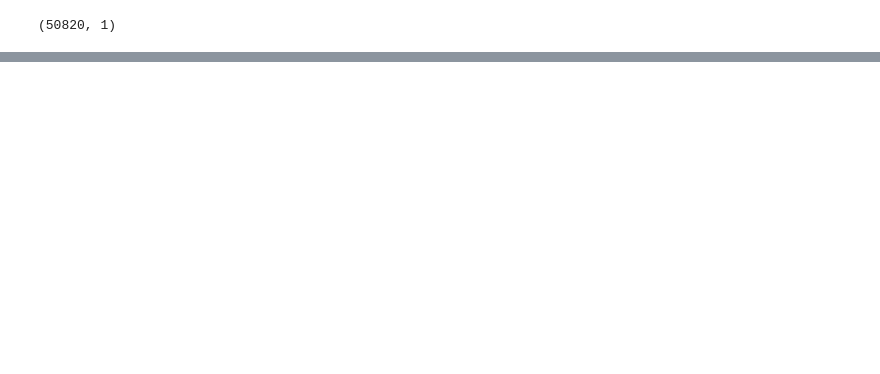
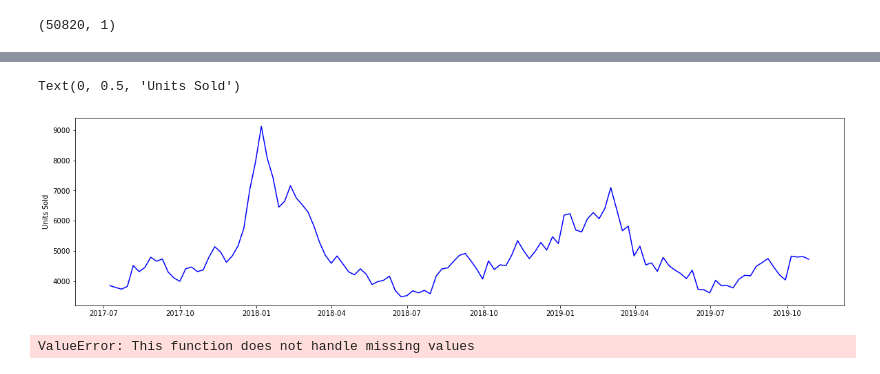
Before and after one commit to annwesha-d/scalathon2021, a Jupyter notebook: Sales_forecasting.ipynb, the cells around one changed output, grey strips where cells are left out. Drawn from its saved outputs; the diff is of its cells as text; code cells hidden in the pictures; blank space fills up the shorter version.

```diff
--- a/Sales_forecasting.ipynb
+++ b/Sales_forecasting.ipynb
@@ -352,0 +533,2 @@ dtype: int64
+# %%
+sales_arizona = sales_train[sales_train['State']=='Arizona']
@@ -352,0 +546,4 @@ dtype: int64
+# %%
+arizona = sales_arizona[['Units Sold','Available Books in the shelf','Price','Week','BookCode']]
+# %%
+arizona = arizona.sort_values(by=['Week'])
@@ -352,0 +569,3 @@ dtype: int64
+# %%
+arizona_book = arizona[arizona['BookCode']==22722]
+arizona_book.head()
@@ -352,0 +579,7 @@ dtype: int64
+# %%
+plt.figure(figsize=(20,5))
+plt.plot(arizona_book['Week'],arizona_book['Units Sold'], color='blue')
+plt.ylabel('Units Sold')
+# %% [output]
+Text(0, 0.5, 'Units Sold')
+[figure, added]
@@ -352,0 +588,4 @@ dtype: int64
+# %%
+decomposition = sm.tsa.seasonal_decompose(pd.DataFrame(arizona_book,columns=['seasonal']), model='additive',freq=30)
+# %% [output]
+ValueError: This function does not handle missing values
```
Also changed, not shown: parts of 69 cells of this notebook.
